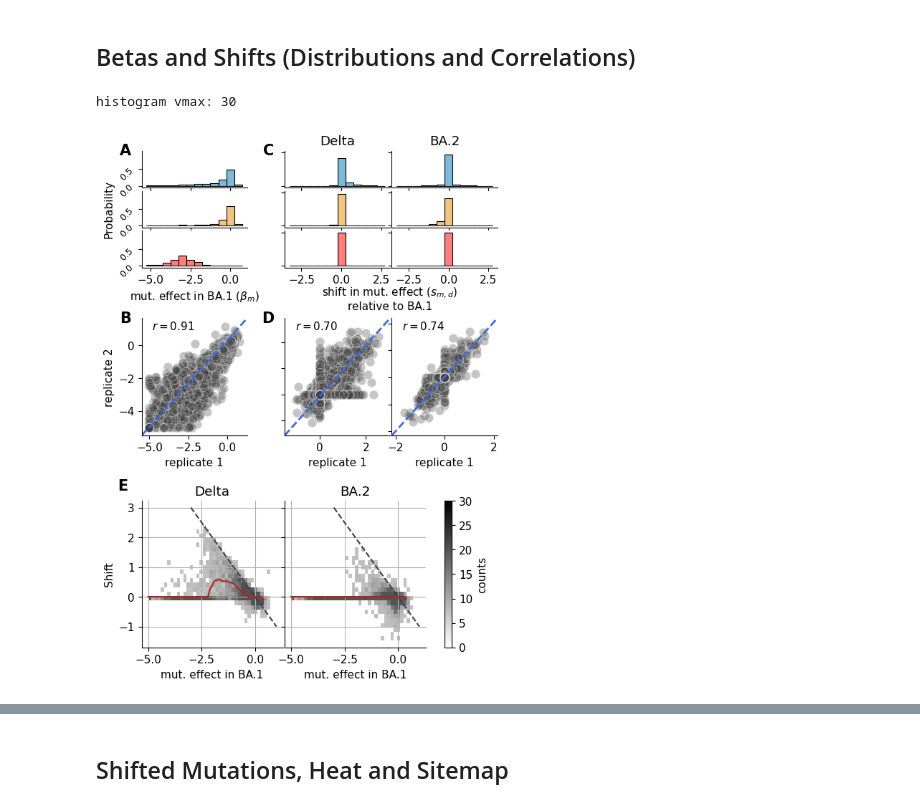
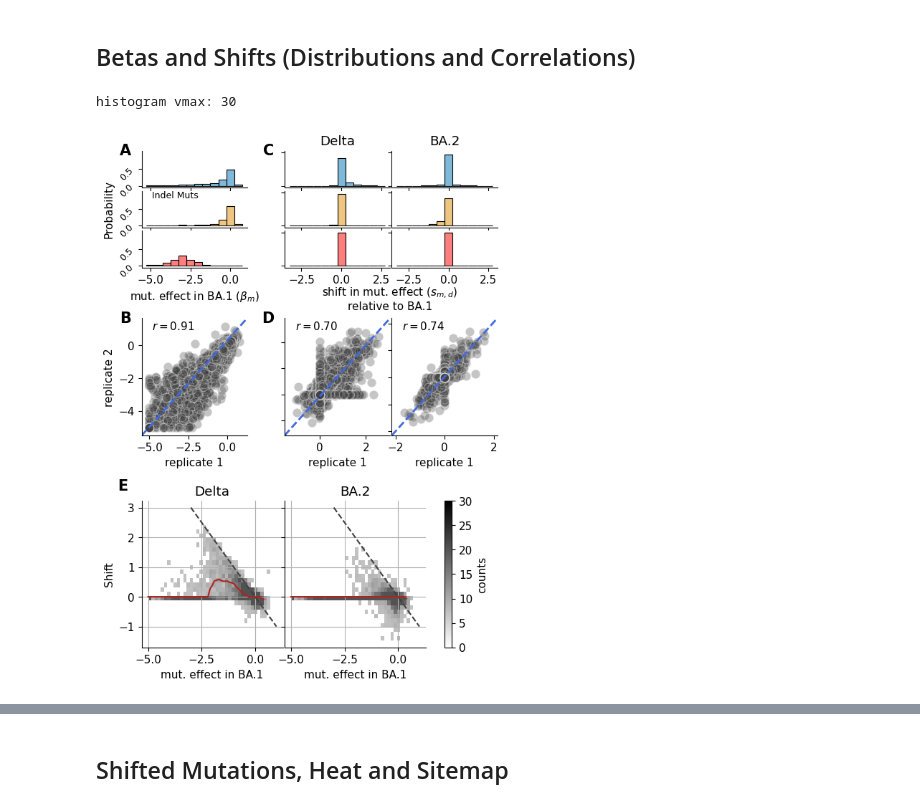
Before and after one commit to matsengrp/SARS-CoV-2_spike_multidms, a Jupyter notebook: notebooks/manuscript-figures.ipynb, the cells around one changed output, grey strips where cells are left out. Drawn from its saved outputs; the diff is of its cells as text; code cells hidden in the pictures.

```diff
--- a/notebooks/manuscript-figures.ipynb
+++ b/notebooks/manuscript-figures.ipynb
@@ -1477,6 +1477,44 @@ for col, param in enumerate(["β", "S_Delta", "S_Omicron_BA2"]):
 # axs[].set_title("")
 axs["dist_n_β"].set_xlabel(r"mut. effect in BA.1 ($\beta_m$)")
 axs["dist_n_β"].xaxis.set_label_coords(0.5, -.6)
+
+
+axs["dist_m_β"].text(
+    0.1, 1.0,
+    f"Missense Muts",
+    ha="left", va="top",
+    size=9,
+    transform=axs["dist_m_β"].transAxes
+)
+axs["dist_i_β"].text(
+    0.1, 1.0,
+    f"Indel Muts",
+    ha="left", va="top",
+    size=9,
+    transform=axs["dist_i_β"].transAxes
+)
+axs["dist_n_β"].text(
+    0.1, 1.0,
+    f"Indel Muts",
+    ha="left", va="top",
+    size=9,
+    transform=axs["dist_n_β"].transAxes
+)
+# axs["dist_i_β"].text(
+#     0.0, 1.0,
+#     f"Indel Muts",
+#     ha="top", va="left",
+#     size=9,
+#     transform=axs["dist_i_β"].transAxes
+# )
+# axs["dist_i_β"].text(
+#     0.0, 1.0,
+#     f"Indel Muts",
+#     ha="top", va="left",
+#     size=9,
+#     transform=axs["dist_i_β"].transAxes
+# )
+
 
 axs["dist_n_S_Delta"].set_xlabel('shift in mut. effect ($s_{m,d}$)\nrelative to BA.1')
 axs["dist_n_S_Delta"].xaxis.set_label_coords(1.0, -.5)
@@ -1680,31 +1718,31 @@ axs["dist_m_S_Delta"].text(
     ha="right", va="center",
     size=15,
     weight="bold",
     transform=axs["dist_m_S_Delta"].transAxes
 )
 
 axs["corr_S_Delta"].text(
     -0.1, 1.00,
     f"D",
     ha="right", va="center",
     size=15,
     weight="bold",
     transform=axs["corr_S_Delta"].transAxes
 )
 
 axs["se_S_Delta"].text(
     -0.1, 1.10,
     f"E",
     ha="right", va="center",
     size=15,
     weight="bold",
     transform=axs["se_S_Delta"].transAxes
 )
 
 fig.savefig(f"{OUTDIR}/{saveas}.png")
 fig.savefig(f"{OUTDIR}/{saveas}.pdf")
 
 plt.show()
 # %% [output]
 histogram vmax: 30
-[figure, old version]
+[figure, new version]
```
Also changed, not shown: parts of 2 cells of this notebook.
